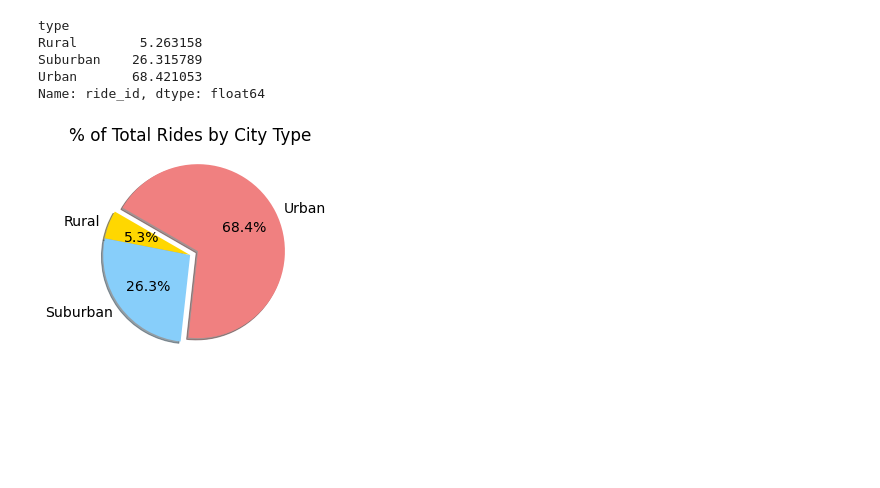
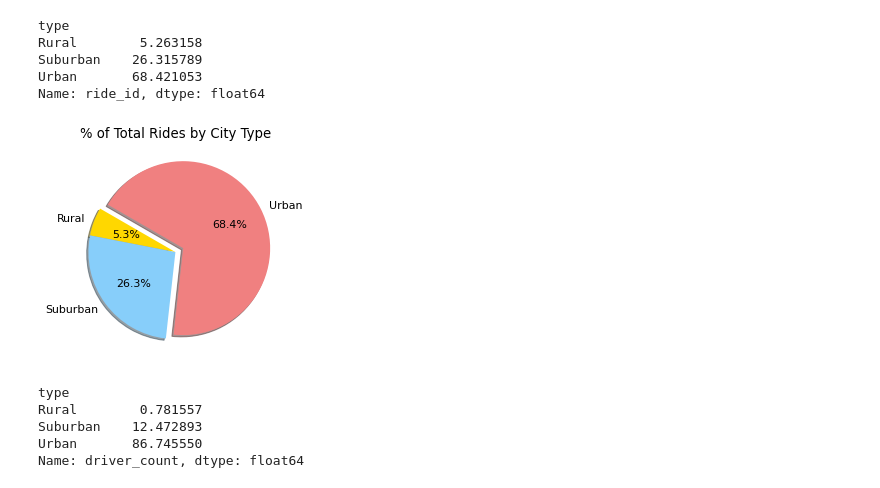
Before and after one commit to Tozerh/PyBer_Analysis, a Jupyter notebook: Pyber.ipynb, the cells around one changed output. Drawn from its saved outputs; the diff is of its cells as text; code cells hidden in the pictures; blank space fills up the shorter version.

```diff
--- a/Pyber.ipynb
+++ b/Pyber.ipynb
@@ -804,17 +806,17 @@ Name: ride_id, dtype: float64
 # %%
 # Build the percentage of fares by city type pie chart.
 plt.pie(ride_percents,
     labels=["Rural", "Suburban", "Urban"],
     colors=["gold", "lightskyblue", "lightcoral"],
     explode=[0, 0, 0.1],
     autopct='%1.1f%%',
     shadow=True, startangle=150)
 plt.title("% of Total Rides by City Type")
 #change font size
-mpl.rcParams['font.size'] = 14
+mpl.rcParams['font.size'] = 11
 #save fig
 plt.savefig('Resources/total_rides_by_type')
 # Show Figure
 plt.show()
 # %% [output]
-[figure, old version]
+[figure, new version]
@@ -820,0 +827,8 @@ plt.show()
+# %%
+driver_percent
+# %% [output]
+type
+Rural        0.781557
+Suburban    12.472893
+Urban       86.745550
+Name: driver_count, dtype: float64
```
Also changed, not shown: parts of 4 cells of this notebook, 1 other file.
